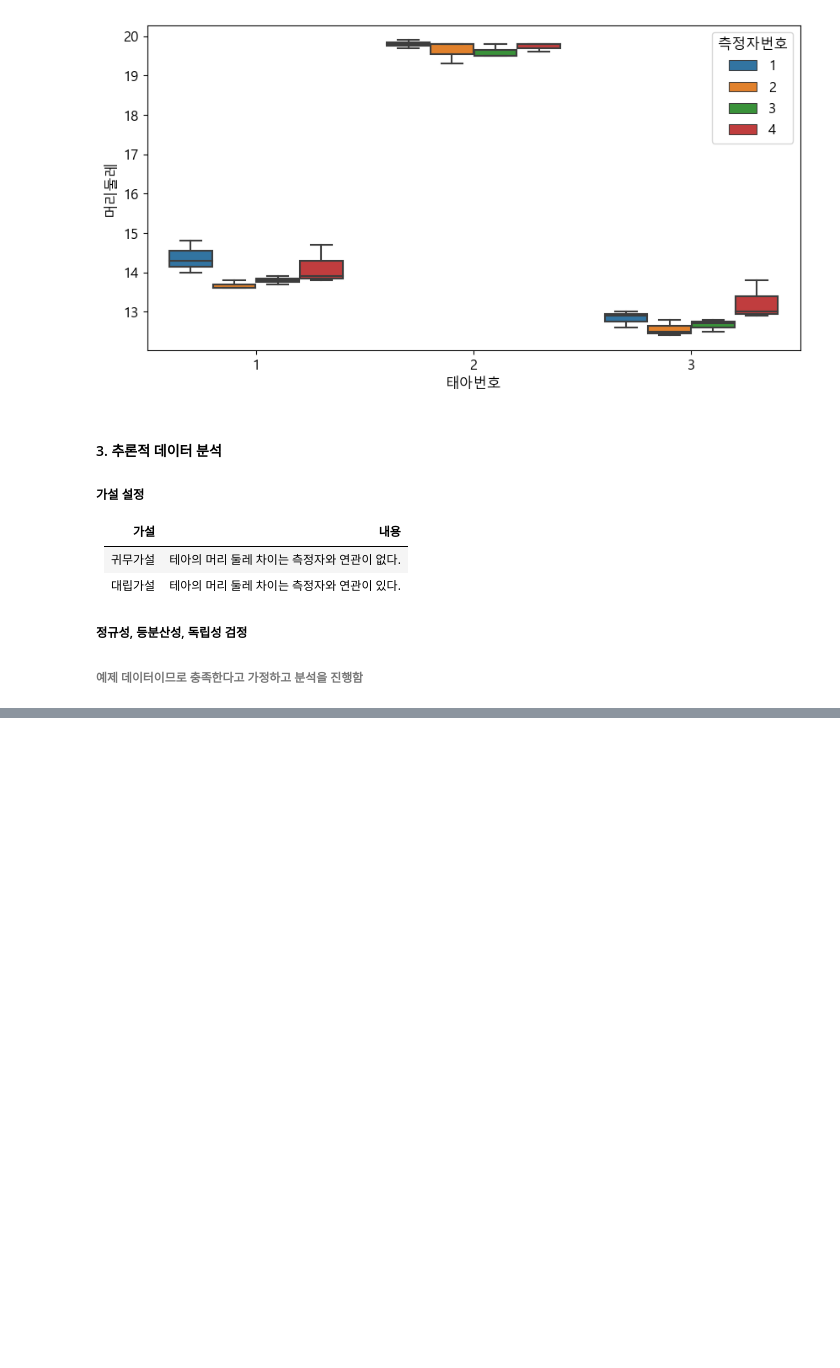
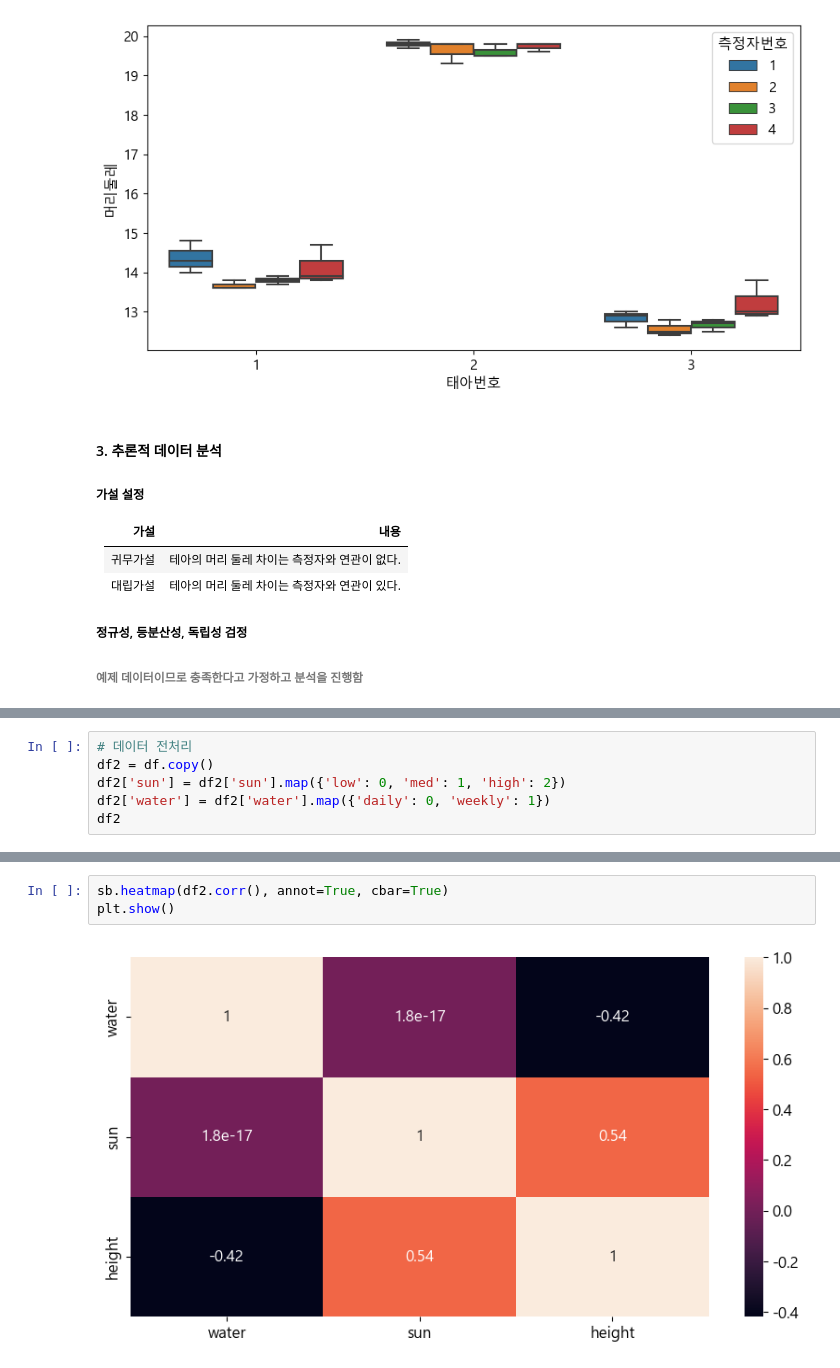
Before and after one commit to jihun5/it_jupyter, a Jupyter notebook: 04-추론적_데이터_분석/04-2 가설검정/08-Two-wat-ANOBA.ipynb, the cells around one changed output, grey strips where cells are left out. Cells and saved outputs as stored; diff of their text form; blank space fills up the shorter version.

```diff
--- a/04-추론적_데이터_분석/04-2 가설검정/08-Two-wat-ANOBA.ipynb
+++ b/04-추론적_데이터_분석/04-2 가설검정/08-Two-wat-ANOBA.ipynb
@@ -74,0 +155,6 @@ AttributeError: 'Series' object has no attribute 'names'
+# %%
+# 데이터 전처리
+df2 = df.copy()
+df2['sun'] = df2['sun'].map({'low': 0, 'med': 1, 'high': 2})
+df2['water'] = df2['water'].map({'daily': 0, 'weekly': 1})
+df2
@@ -74,0 +216,5 @@ AttributeError: 'Series' object has no attribute 'names'
+# %%
+sb.heatmap(df2.corr(), annot=True, cbar=True)
+plt.show()
+# %% [output]
+[figure, added]
```
Also changed, not shown: parts of 23 cells of this notebook, 16 other files.
